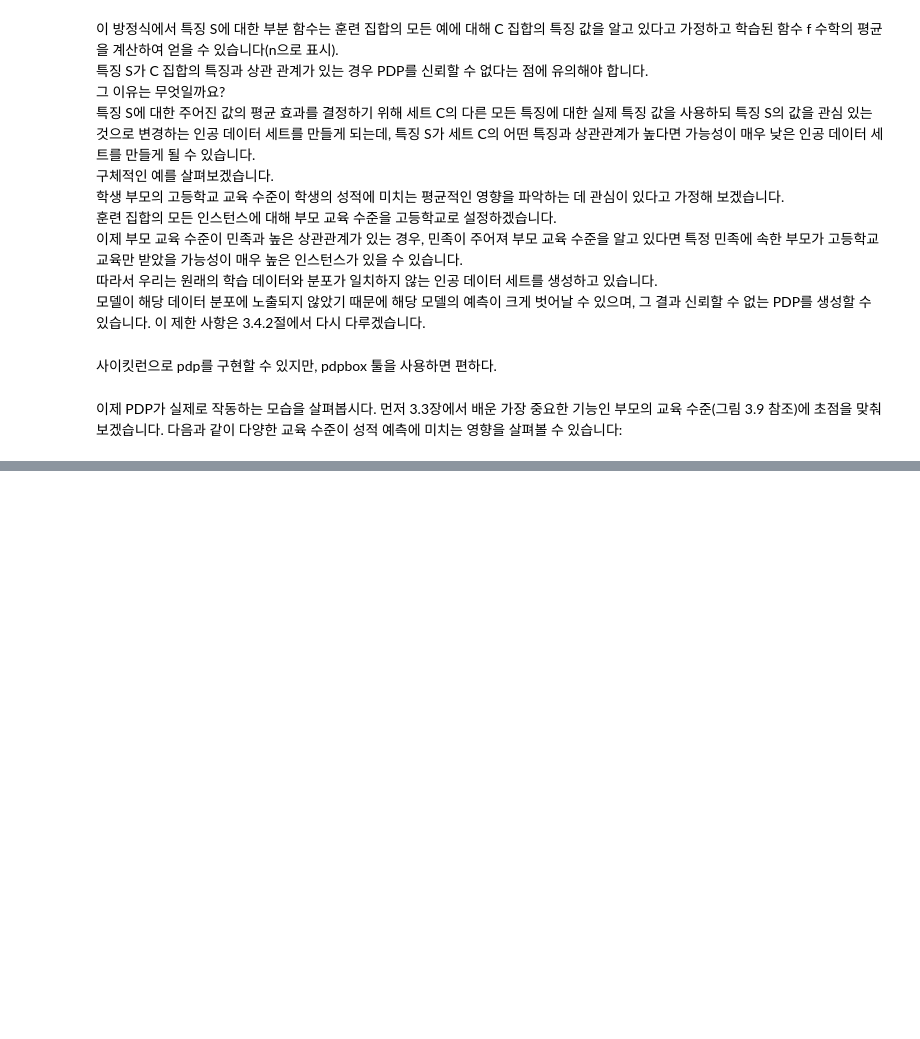
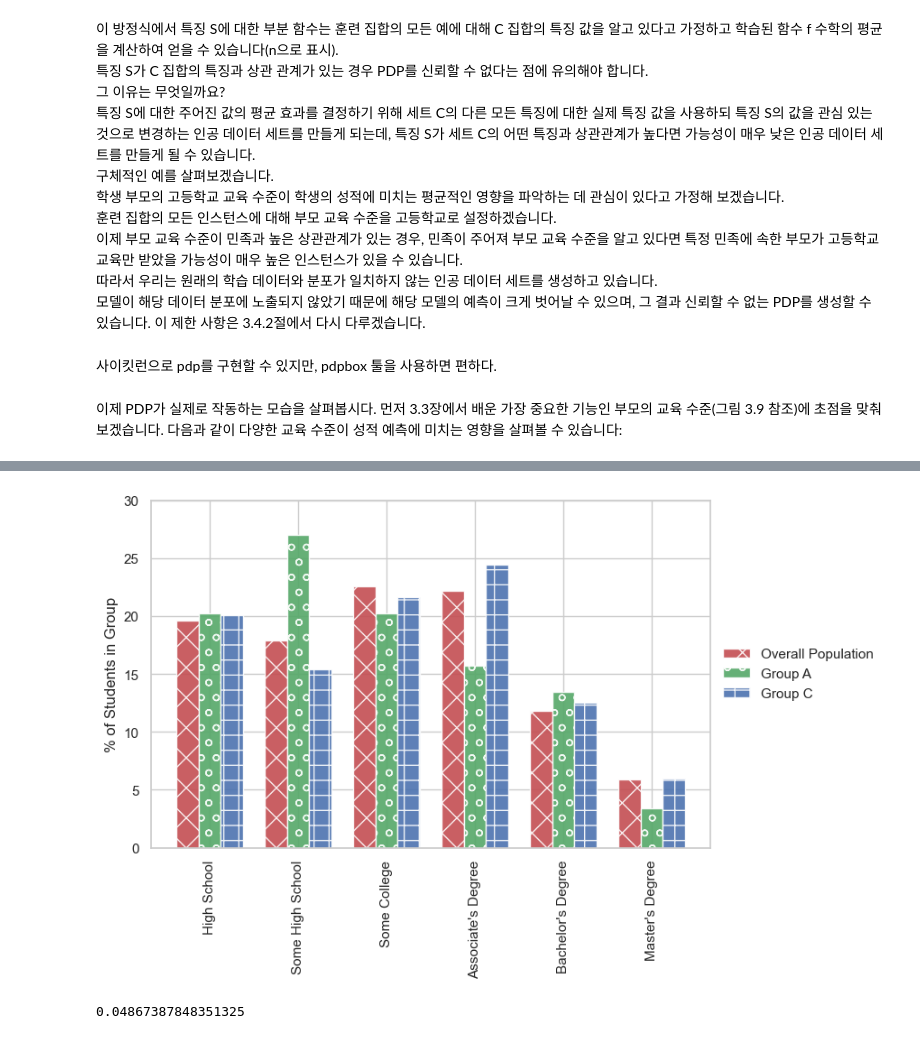
Before and after one commit to sguys99/self-study, a Jupyter notebook: xai/xai_book/ch03/ch03.ipynb, the cells around one changed output, grey strips where cells are left out. Cells and saved outputs as stored; diff of their text form; code cells hidden in the pictures; blank space fills up the shorter version.

```diff
--- a/xai/xai_book/ch03/ch03.ipynb
+++ b/xai/xai_book/ch03/ch03.ipynb
@@ -851,0 +1086,3 @@ parent_title = '{0: \'High School\', 1: \'Some High School\', 2: \'Some College\
+# %%
+df_gpA = df[df['race/ethnicity'] == 'group A'].reset_index()
+df_gpC = df[df['race/ethnicity'] == 'group C'].reset_index()
@@ -851,0 +1104,53 @@ parent_title = '{0: \'High School\', 1: \'Some High School\', 2: \'Some College\
+# %%
+def get_ple_pcs(df):
+    levels = ['high school', 'some high school', 'some college', 'associate\'s degree', 'bachelor\'s degree',
+              'master\'s degree']
+    df_ple = df.groupby('parental level of education').agg({'lunch': 'count'}).reset_index()
+    pcs = []
+    for level in levels:
+        pc = df_ple[df_ple['parental level of education'] == level]['lunch'].values[0] / len(df) * 100
+        pcs.append(pc)
+    return levels, pcs
+levels, pcs = get_ple_pcs(df)
+_, pcs_gpA = get_ple_pcs(df_gpA)
+_, pcs_gpC = get_ple_pcs(df_gpC)
+# %%
+fig, ax = plt.subplots(figsize=(8, 5))
+index = np.arange(len(levels))
+capitalized_labels = []
+for label in levels:
+    words = label.split(' ')
+    capitalized_label = ' '.join([w.capitalize() for w in words])
+    capitalized_labels.append(capitalized_label)
+bar_width = 0.25
+opacity = 0.9
+error_config = {'ecolor': '0.3'}
+ax.bar(index, pcs, bar_width,
+       alpha=opacity, color='r',
+       label='Overall Population',
+       hatch='x')
+ax.bar(index + bar_width, pcs_gpA, bar_width,
+       alpha=opacity, color='g',
+       label='Group A',
+       hatch='o')
+ax.bar(index + bar_width * 2, pcs_gpC, bar_width,
+       alpha=opacity, color='b',
+       label='Group C',
+       hatch='+')
+ax.set_xlabel('')
+ax.set_ylabel('% of Students in Group')
+ax.set_xticks(index + bar_width)
+ax.set_xticklabels(capitalized_labels)
+for tick in ax.get_xticklabels():
+    tick.set_rotation(90)
+ax.legend(loc='center left', bbox_to_anchor=(1, 0.5))
+ax.grid(True);
+ax.set_ylim([0, 30]);
+# %% [output]
+[figure, added]
+# %%
+confusion_matrix = pd.crosstab(df['parental level of education'],
+                               df['race/ethnicity'])
+cramers_corrected_stat(confusion_matrix)
+# %% [output]
+0.04867387848351325
```
Also changed, not shown: parts of 31 cells of this notebook, 11 other files.
